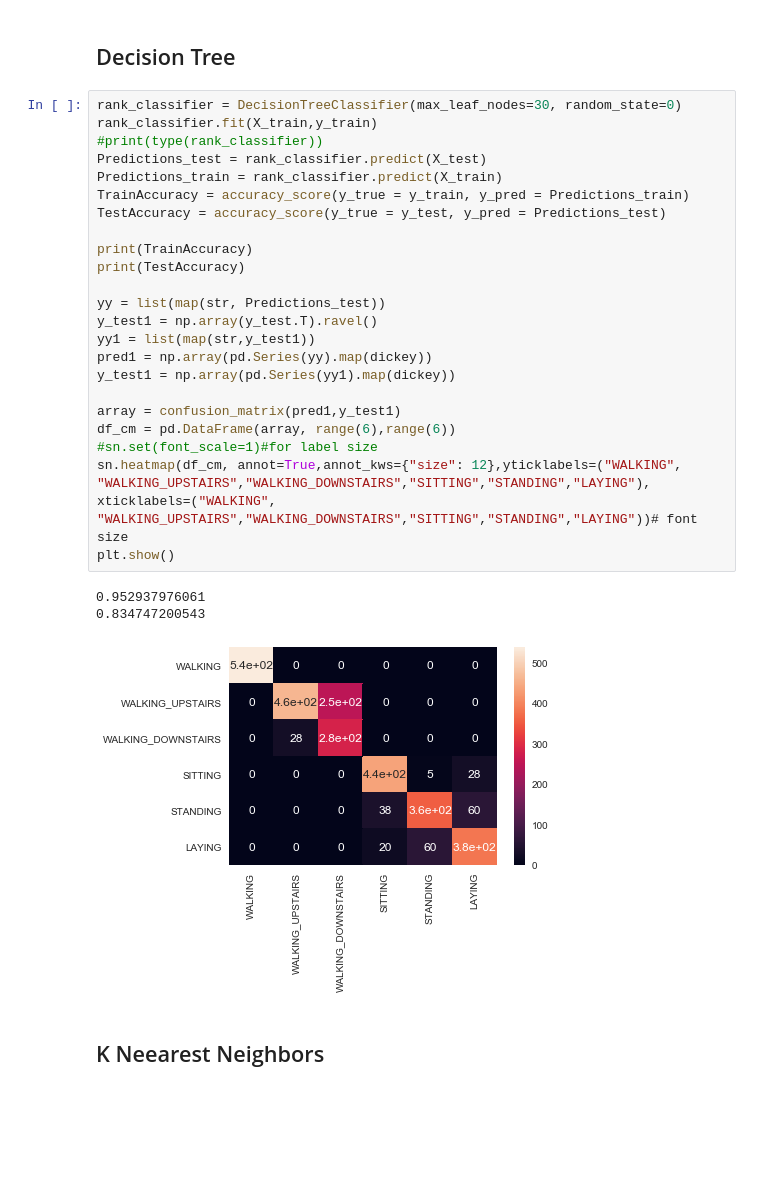
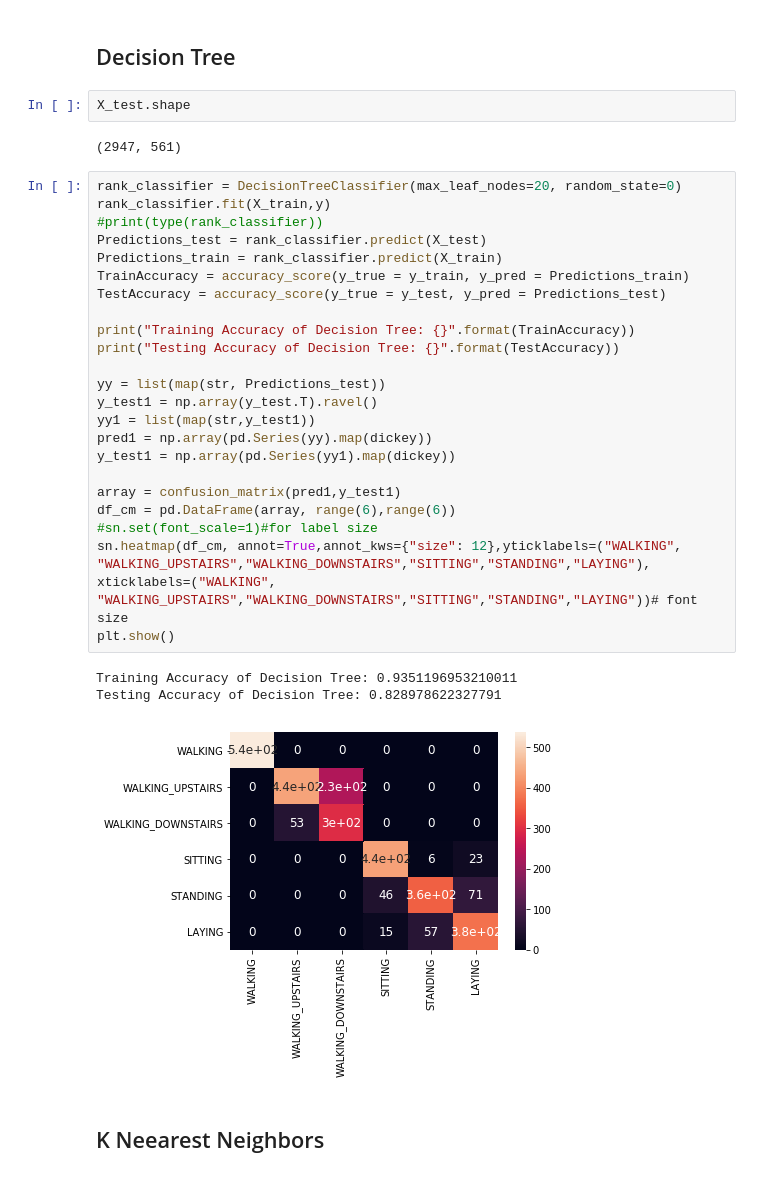
Before and after one commit to gokulramanaa/Human-Activity-Recognition-with-Smartphones, a Jupyter notebook: Human_Activity_Recognition.ipynb, the cells around one changed output. Saved outputs shown, nothing was run; the diff lists cells and outputs as text; blank space fills up the shorter version.

```diff
--- a/Human_Activity_Recognition.ipynb
+++ b/Human_Activity_Recognition.ipynb
@@ -29,33 +46,37 @@ y = np.array(y_train).ravel()
 dickey = {"1":"WALKING", "2":"WALKING_UPSTAIRS","3":"WALKING_DOWNSTAIRS","4":"SITTING","5":"STANDING","6":"LAYING"}
 # %% [markdown]
 ## Decision Tree
+# %%
+X_test.shape
+# %% [output]
+(2947, 561)
 # %%
-rank_classifier = DecisionTreeClassifier(max_leaf_nodes=30, random_state=0)
-rank_classifier.fit(X_train,y_train)
+rank_classifier = DecisionTreeClassifier(max_leaf_nodes=20, random_state=0)
+rank_classifier.fit(X_train,y)
 #print(type(rank_classifier))
 Predictions_test = rank_classifier.predict(X_test)
 Predictions_train = rank_classifier.predict(X_train)
 TrainAccuracy = accuracy_score(y_true = y_train, y_pred = Predictions_train)
 TestAccuracy = accuracy_score(y_true = y_test, y_pred = Predictions_test)
 
-print(TrainAccuracy)
-print(TestAccuracy)
+print("Training Accuracy of Decision Tree: {}".format(TrainAccuracy))
+print("Testing Accuracy of Decision Tree: {}".format(TestAccuracy))
 
 yy = list(map(str, Predictions_test))
 y_test1 = np.array(y_test.T).ravel()
 yy1 = list(map(str,y_test1))
 pred1 = np.array(pd.Series(yy).map(dickey))
 y_test1 = np.array(pd.Series(yy1).map(dickey))
 
 array = confusion_matrix(pred1,y_test1)
 df_cm = pd.DataFrame(array, range(6),range(6))
 #sn.set(font_scale=1)#for label size
 sn.heatmap(df_cm, annot=True,annot_kws={"size": 12},yticklabels=("WALKING", "WALKING_UPSTAIRS","WALKING_DOWNSTAIRS","SITTING","STANDING","LAYING"), xticklabels=("WALKING", "WALKING_UPSTAIRS","WALKING_DOWNSTAIRS","SITTING","STANDING","LAYING"))# font size
 plt.show()
 # %% [output]
-0.952937976061
-0.834747200543
+Training Accuracy of Decision Tree: 0.9351196953210011
+Testing Accuracy of Decision Tree: 0.828978622327791
-[figure, old version]
+[figure, new version]
 # %% [markdown]
 ## K Neearest Neighbors
 # %%
```
Also changed, not shown: parts of 12 cells of this notebook, 3 other files.
